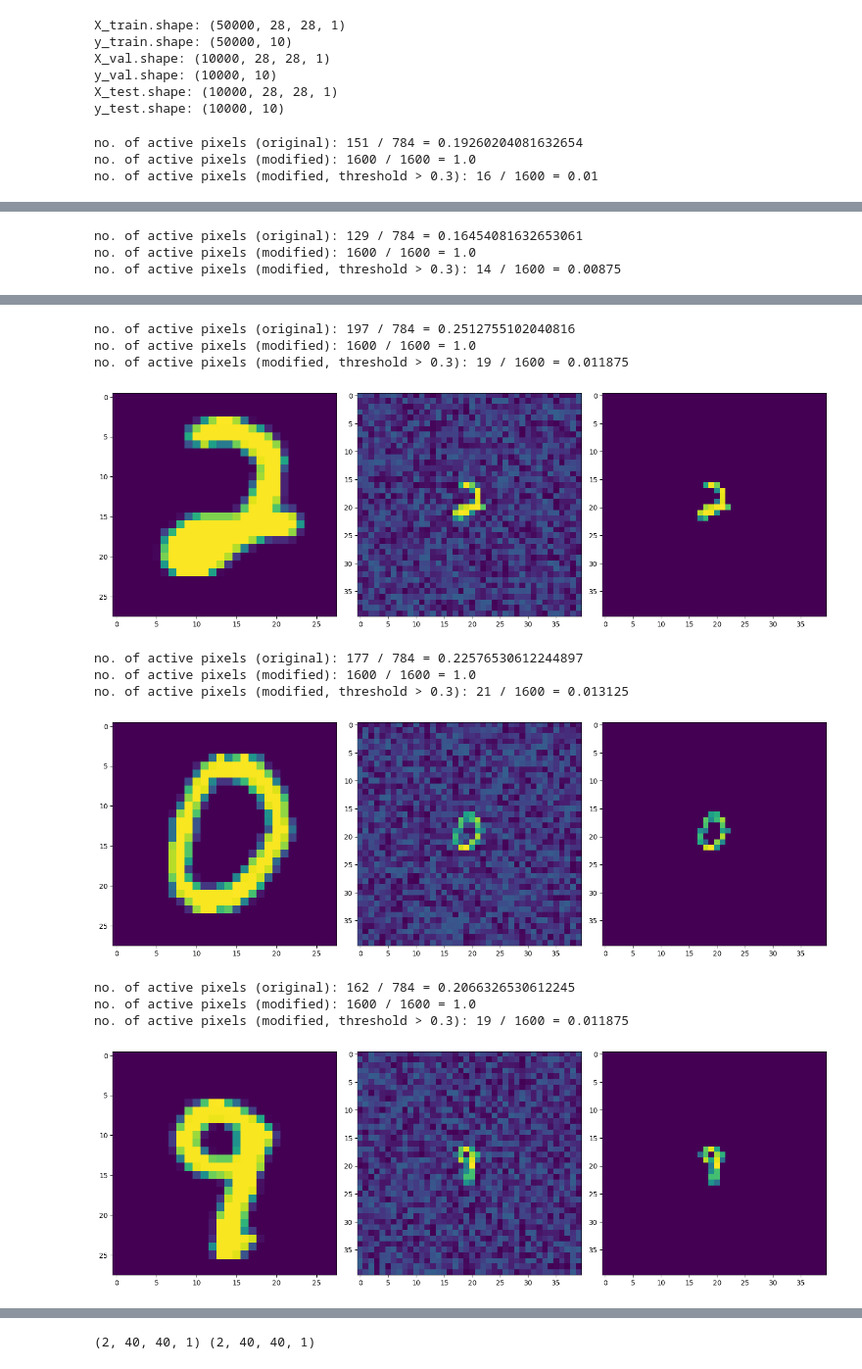
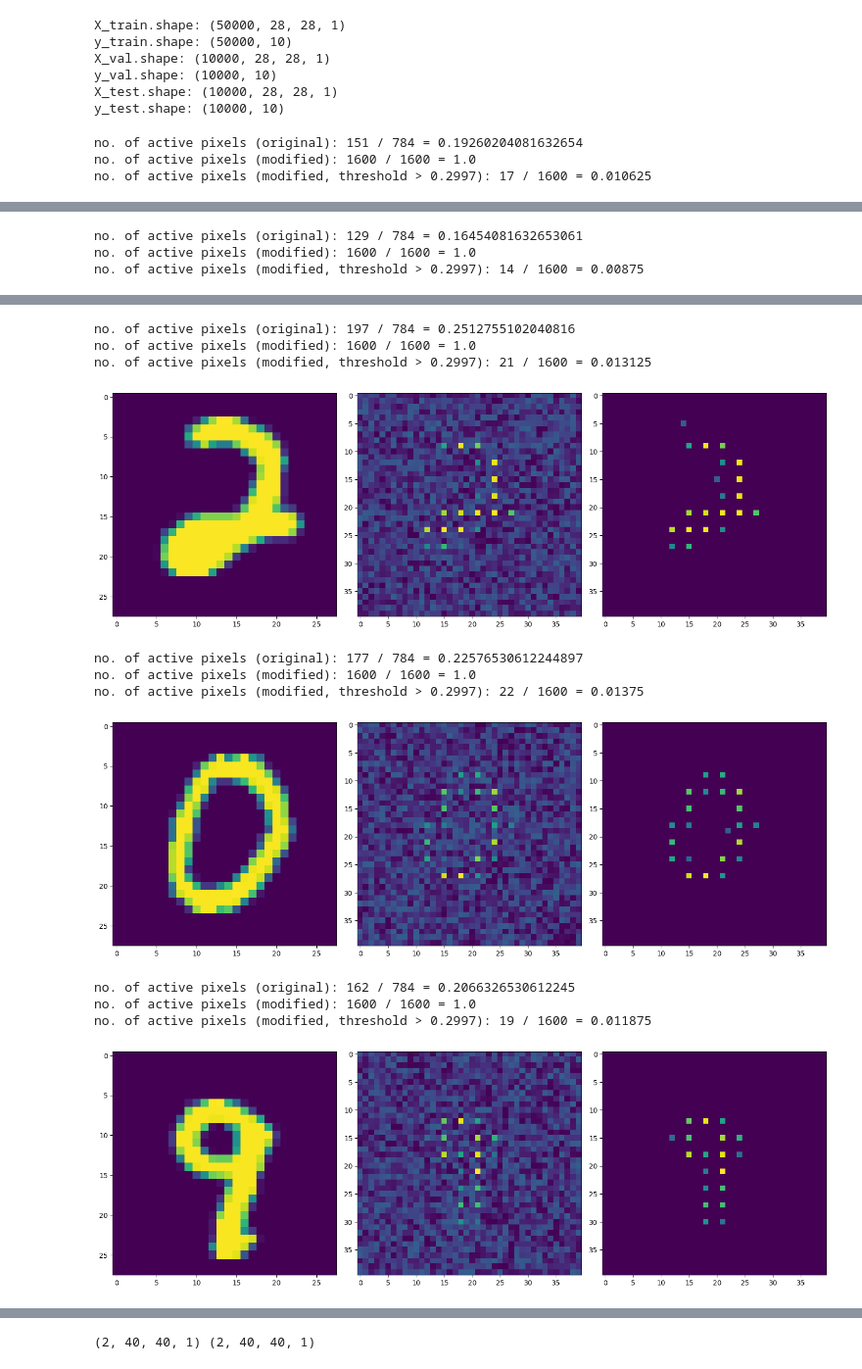
Before and after one commit to hftsoi/sparse, a Jupyter notebook: sparse_train.ipynb, the cells around one changed output, grey strips where cells are left out. Shown: that part at 98% size. Drawn from its saved outputs; the diff is of its cells as text; code cells hidden in the pictures.

Commit message:
inflate

```diff
--- a/sparse_train.ipynb
+++ b/sparse_train.ipynb
@@ -107,13 +141,19 @@ def plot_sparse(x_original, x_modified, n_example, threshold):
     plt.tight_layout()
     plt.show()
 # %%
-x_train = pool_pad_noise(X_train, pool_size=3, pool_type='avg', target_size=(40,40), max_noise=0.3)
-x_val = pool_pad_noise(X_val, pool_size=3, pool_type='avg', target_size=(40,40), max_noise=0.3)
-x_test = pool_pad_noise(X_test, pool_size=3, pool_type='avg', target_size=(40,40), max_noise=0.3)
+noise_type='uniform'
+#noise_type='poisson'
+noise_level=0.3
+inflate_factor=3
+threshold=0.2997
+
+x_train = pool_pad_noise_inflate(X_train, pool_size=3, pool_type='avg', target_size=(40,40), noise_type=noise_type, noise_level=noise_level, inflate_factor=inflate_factor)
+x_val = pool_pad_noise_inflate(X_val, pool_size=3, pool_type='avg', target_size=(40,40), noise_type=noise_type, noise_level=noise_level, inflate_factor=inflate_factor)
+x_test = pool_pad_noise_inflate(X_test, pool_size=3, pool_type='avg', target_size=(40,40), noise_type=noise_type, noise_level=noise_level, inflate_factor=inflate_factor)
 
 for i in range(5):
-    plot_sparse(X_train, x_train, i, threshold=0.3)
+    plot_sparse(X_train, x_train, i, threshold=threshold)
 # %% [output]
 no. of active pixels (original): 151 / 784 = 0.19260204081632654
 no. of active pixels (modified): 1600 / 1600 = 1.0
-no. of active pixels (modified, threshold > 0.3): 16 / 1600 = 0.01
+no. of active pixels (modified, threshold > 0.2997): 17 / 1600 = 0.010625
@@ -121,3 +161,3 @@ no. of active pixels (modified, threshold > 0.3): 16 / 1600 = 0.01
 no. of active pixels (original): 129 / 784 = 0.16454081632653061
 no. of active pixels (modified): 1600 / 1600 = 1.0
-no. of active pixels (modified, threshold > 0.3): 14 / 1600 = 0.00875
+no. of active pixels (modified, threshold > 0.2997): 14 / 1600 = 0.00875
@@ -125,15 +165,15 @@ no. of active pixels (modified, threshold > 0.3): 14 / 1600 = 0.00875
 no. of active pixels (original): 197 / 784 = 0.2512755102040816
 no. of active pixels (modified): 1600 / 1600 = 1.0
-no. of active pixels (modified, threshold > 0.3): 19 / 1600 = 0.011875
+no. of active pixels (modified, threshold > 0.2997): 21 / 1600 = 0.013125
-[figure, old version]
+[figure, new version]
 no. of active pixels (original): 177 / 784 = 0.22576530612244897
 no. of active pixels (modified): 1600 / 1600 = 1.0
-no. of active pixels (modified, threshold > 0.3): 21 / 1600 = 0.013125
+no. of active pixels (modified, threshold > 0.2997): 22 / 1600 = 0.01375
-[figure, old version]
+[figure, new version]
 no. of active pixels (original): 162 / 784 = 0.2066326530612245
 no. of active pixels (modified): 1600 / 1600 = 1.0
-no. of active pixels (modified, threshold > 0.3): 19 / 1600 = 0.011875
+no. of active pixels (modified, threshold > 0.2997): 19 / 1600 = 0.011875
-[figure, old version]
+[figure, new version]
 # %%
 class InputReduce(tf.keras.layers.Layer):
     def __init__(self, n_max_pixels, threshold, **kwargs):
```
Also changed, not shown: parts of 10 cells of this notebook.
